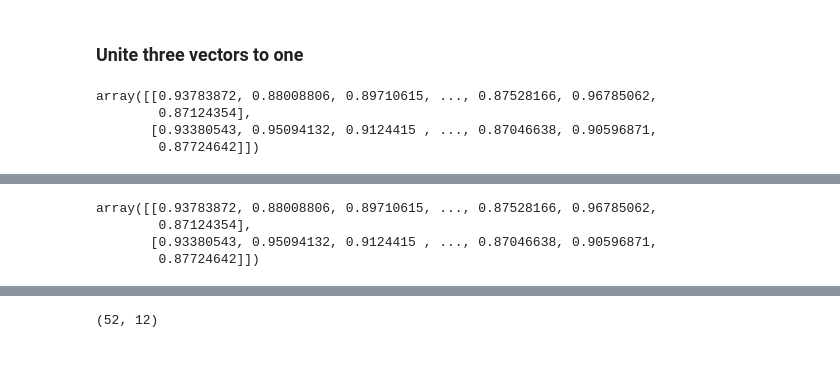
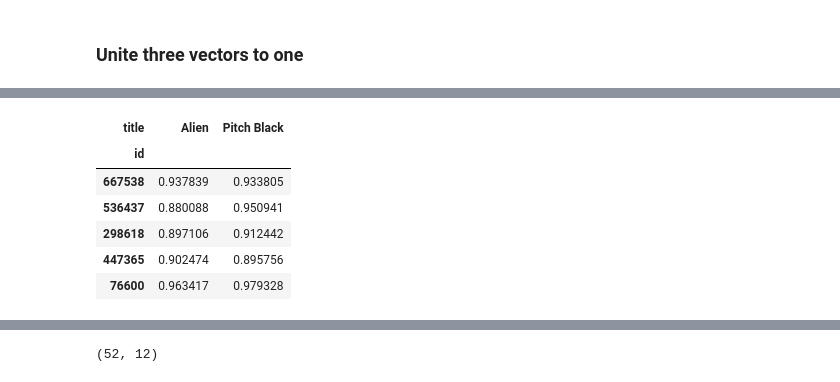
Before and after one commit to fadeeva/normal_projects, a Jupyter notebook: Popular_10000_movies_listed_on_TMDb/prsnt.ipynb, the cells around one changed output, grey strips where cells are left out. Drawn from its saved outputs; the diff is of its cells as text; code cells hidden in the pictures.

```diff
--- a/Popular_10000_movies_listed_on_TMDb/prsnt.ipynb
+++ b/Popular_10000_movies_listed_on_TMDb/prsnt.ipynb
@@ -735,14 +735,3 @@ sum_vectors_crew = pd.read_csv('data/test_data/crew_sum_vectors.csv', index_col=
 ### Unite three vectors to one
 # %%
 vectors = sum_vectors_keywords + sum_vectors_cast + sum_vectors_crew
-# %%
-result = cosine_similarity(
-    vectors.loc[like_df.index],
-    vectors.loc[similar_movies.index]
-)
-result
-# %% [output]
-array([[0.93783872, 0.88008806, 0.89710615, ..., 0.87528166, 0.96785062,
-        0.87124354],
-       [0.93380543, 0.95094132, 0.9124415 , ..., 0.87046638, 0.90596871,
-        0.87724642]])
@@ -771,13 +756,20 @@ result = cosine_similarity(
     vectors.loc[like_df.index],
     vectors.loc[similar_movies.index]
 )
-# %%
-result
-# %% [output]
-array([[0.93783872, 0.88008806, 0.89710615, ..., 0.87528166, 0.96785062,
-        0.87124354],
-       [0.93380543, 0.95094132, 0.9124415 , ..., 0.87046638, 0.90596871,
-        0.87724642]])
+# %%
+res = pd.DataFrame(index=similar_movies.index,
+                   columns=like_df['title'],
+                   data=result.transpose())
+
+res.head()
+# %% [output]
+| title | Alien | Pitch Black |
+| id |  |  |
+| 667538 | 0.937839 | 0.933805 |
+| 536437 | 0.880088 | 0.950941 |
+| 298618 | 0.897106 | 0.912442 |
+| 447365 | 0.902474 | 0.895756 |
+| 76600 | 0.963417 | 0.979328 |
 # %%
 class IWantToWatchSomethingLike:
     def __init__(self, i_like:list, MIN_VOTE_COUNT=1000, MIN_POPULARITY=14):
```
Also changed, not shown: parts of 7 cells of this notebook.
